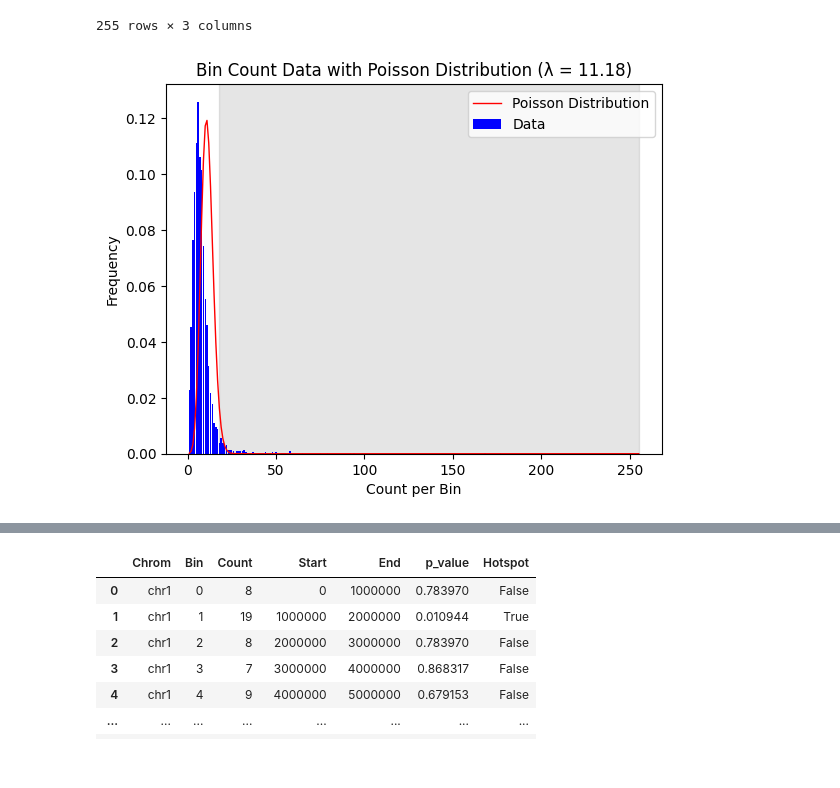
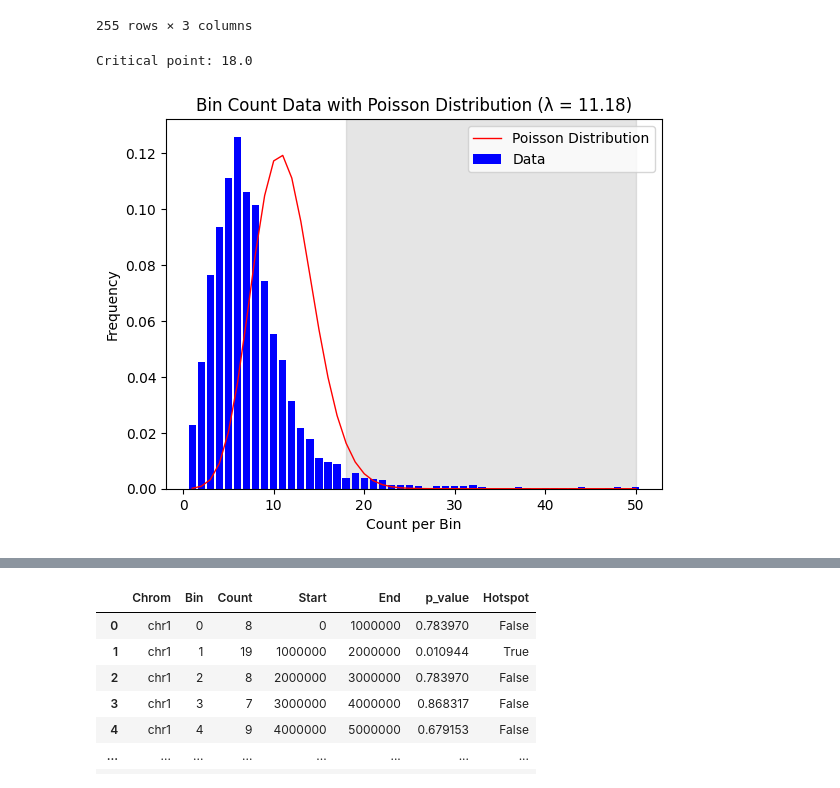
Before and after one commit to dnnguy23/translocation_sequence, a Jupyter notebook: analysis.ipynb, the cells around one changed output, grey strips where cells are left out. Saved outputs shown, nothing was run; the diff lists cells and outputs as text; code cells hidden in the pictures.

```diff
--- a/analysis.ipynb
+++ b/analysis.ipynb
@@ -127,12 +127,12 @@ def count_by_bin(file, bin_size = 1000000, to_file=False):
     if to_file:
         if not os.path.exists('bin_count'):
             os.mkdir('bin_count')
-        bin_counts[['Chrom', 'Start', 'End', 'Count']].to_csv(f'bin_count/bin_count_{bin_size}.bg', sep="\t", index=False, header=False)
+        bin_counts[['Chrom', 'Start', 'End', 'Count']].to_csv(f'bin_count/bin_count_{bin_size//1000000}Mb.bg', sep="\t", index=False, header=False)
 
     return bin_counts
 # %%
 bin_size = 1000000
-bin_counts = count_by_bin("RF204_Alt055.tlx", bin_size)
+bin_counts = count_by_bin("RF204_Alt055.tlx", bin_size, to_file=True)
 bin_counts
 # %% [output]
 |  | Chrom | Bin | Count | Start | End |
@@ -327,0 +350,31 @@ In the example above, we inedntified hotspots of enrichment via a specific thres
+# %%
+x = count_df['Value']
+y = count_df['Freq']
+
+# estimate lambda using the mean of the data
+lambda_est = count_df['Count'].mean()
+
+p_val = 0.05
+
+from scipy.stats import poisson
+min_sig_count = poisson.ppf(1-p_val, mu=lambda_est) + 1
+print(f'Critical point: {min_sig_count}')
+
+# calculate the Poisson probability mass function
+poisson_pmf = poisson.pmf(x, mu=lambda_est)
+
+# plot data as a bar graph
+plt.bar(x[:50], y[:50], color='blue', label='Data')
+
+# plot the Poisson distribution as a line plot
+plt.plot(x[:50], poisson_pmf[:50], color='red', label='Poisson Distribution', linewidth=1)
+
+# shade significant portion
+plt.axvspan(min_sig_count, max(x[:50]), color='gray', alpha=0.2, zorder=0)
+
+# set labels and title
+plt.xlabel('Count per Bin')
+plt.ylabel('Frequency')
+plt.title(f'Bin Count Data with Poisson Distribution (λ = {lambda_est:.2f})')
+plt.legend(loc='upper right')
+plt.show()
@@ -354,32 +412,34 @@ count_df
 # %%
 x = count_df['Value']
 y = count_df['Freq']
 
 # estimate lambda using the mean of the data
 lambda_est = count_df['Count'].mean()
 
 p_val = 0.05
 
 from scipy.stats import poisson
 min_sig_count = poisson.ppf(1-p_val, mu=lambda_est) + 1
+print(f'Critical point: {min_sig_count}')
 
 # calculate the Poisson probability mass function
 poisson_pmf = poisson.pmf(x, mu=lambda_est)
 
 # plot data as a bar graph
-plt.bar(x, y, color='blue', label='Data')
+plt.bar(x[:50], y[:50], color='blue', label='Data')
 
 # plot the Poisson distribution as a line plot
-plt.plot(x, poisson_pmf, color='red', label='Poisson Distribution', linewidth=1)
+plt.plot(x[:50], poisson_pmf[:50], color='red', label='Poisson Distribution', linewidth=1)
 
 # shade significant portion
-plt.axvspan(min_sig_count, max(x), color='gray', alpha=0.2, zorder=0)
+plt.axvspan(min_sig_count, max(x[:50]), color='gray', alpha=0.2, zorder=0)
 
 # set labels and title
 plt.xlabel('Count per Bin')
 plt.ylabel('Frequency')
 plt.title(f'Bin Count Data with Poisson Distribution (λ = {lambda_est:.2f})')
 plt.legend(loc='upper right')
 plt.show()
 # %% [output]
+Critical point: 18.0
-[figure, old version]
+[figure, new version]
```
Also changed, not shown: parts of 14 cells of this notebook, 7 other files.
